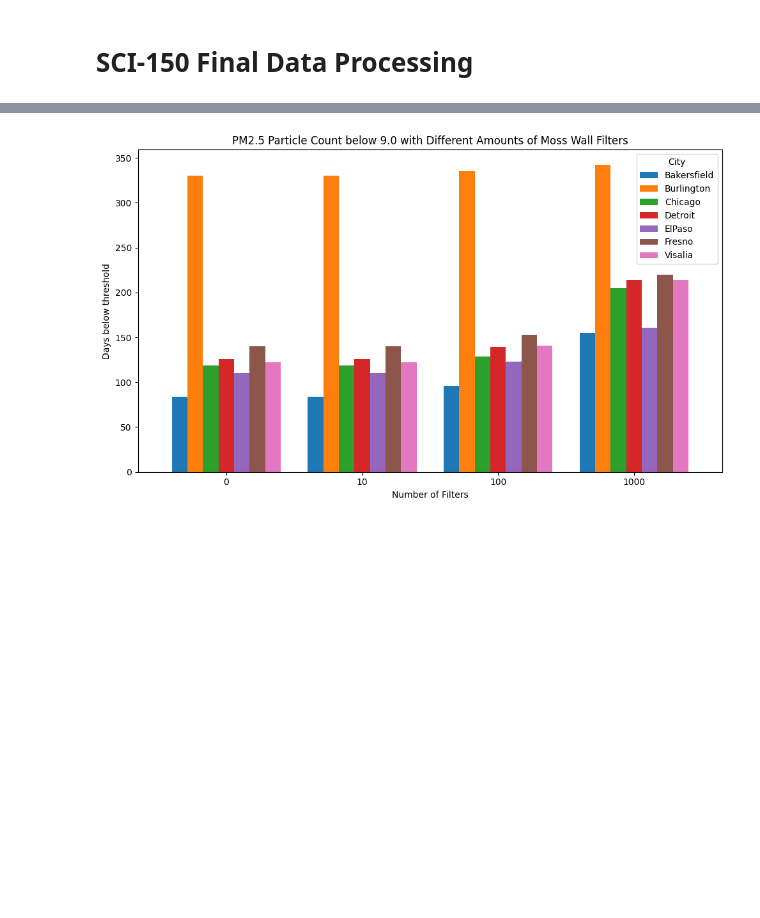
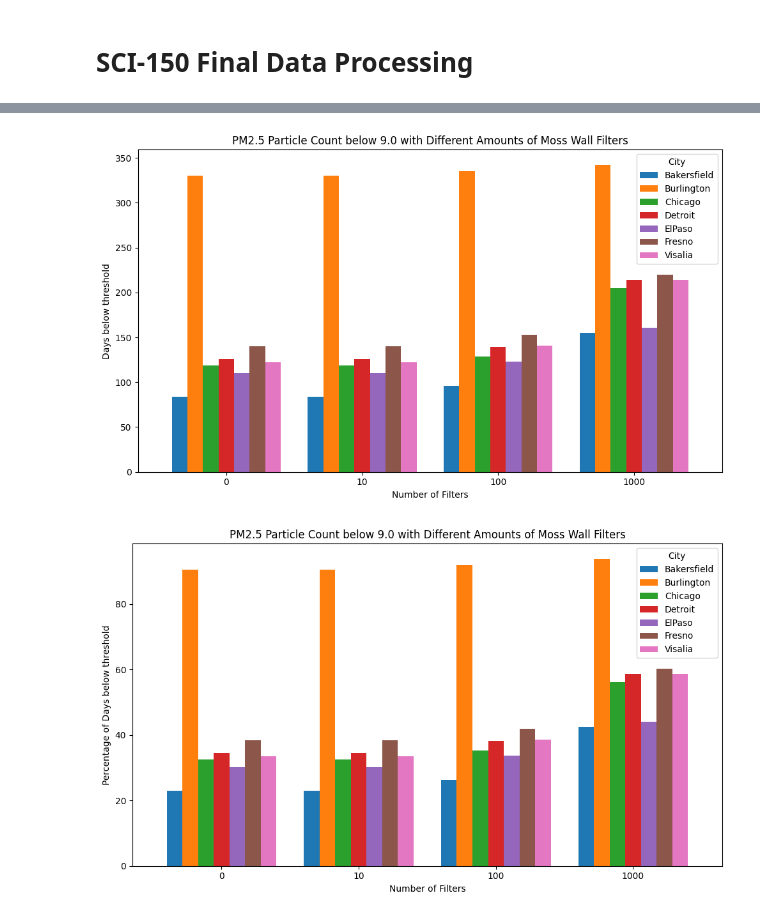
Before and after one commit to AKonicki26/sci150final, a Jupyter notebook: sample.ipynb, the cells around one changed output, grey strips where cells are left out. Drawn from its saved outputs; the diff is of its cells as text; code cells hidden in the pictures; blank space fills up the shorter version.

Commit message:
Add percentage data

```diff
--- a/sample.ipynb
+++ b/sample.ipynb
@@ -91,6 +91,13 @@ def get_city_true_counts(df: pd.DataFrame) -> pd.Series:
     # Shorten index labels for the x-axis: "Below threshold with 0 filters" -> "0"
     counts.index = [col.split()[3] for col in counts.index]
     return counts
+# %%
+def get_city_true_percetage(df: pd.DataFrame) -> pd.Series:
+    cols = [f'Below threshold with {count} filters' for count, _ in efficiency_rates.items()]
+    percentages = df[cols].apply(pd.Series.value_counts).loc[True] / len(df) * 100
+    # Shorten index labels for the x-axis: "Below threshold with 0 filters" -> "0"
+    percentages.index = [col.split()[3] for col in percentages.index]
+    return percentages
 # %%
 def plot_passing_graph(all_city_data: list[pd.DataFrame]) -> None:
     combined = pd.DataFrame({
@@ -111,7 +118,29 @@ def plot_passing_graph(all_city_data: list[pd.DataFrame]) -> None:
     ax.legend(title='City')
     plt.tight_layout()
     plt.show()
+# %%
+def plot_passing__percentage_graph(all_city_data: list[pd.DataFrame]) -> None:
+    combined = pd.DataFrame({
+        get_city_name(df): get_city_true_percetage(df)
+        for df in all_city_data
+    })
+
+    ax = combined.plot(
+        kind='bar',
+        figsize=(10, 6),
+        width=0.8,
+        rot=0,
+    )
+
+    ax.set_xlabel('Number of Filters')
+    ax.set_ylabel('Percentage of Days below threshold')
+    ax.set_title('PM2.5 Particle Count below 9.0 with Different Amounts of Moss Wall Filters')
+    ax.legend(title='City')
+    plt.tight_layout()
+    plt.show()
 # %%
 plot_passing_graph(all_city_data)
+plot_passing__percentage_graph(all_city_data)
 # %% [output]
 [figure]
+[figure, added]
```
Also changed, not shown: 7 other files.
